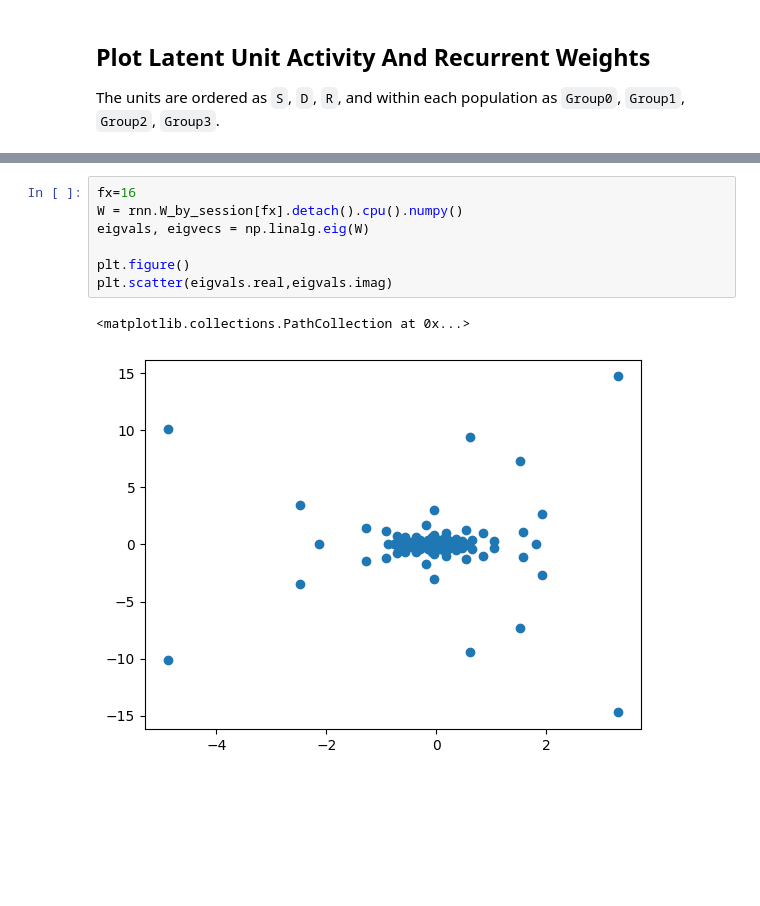
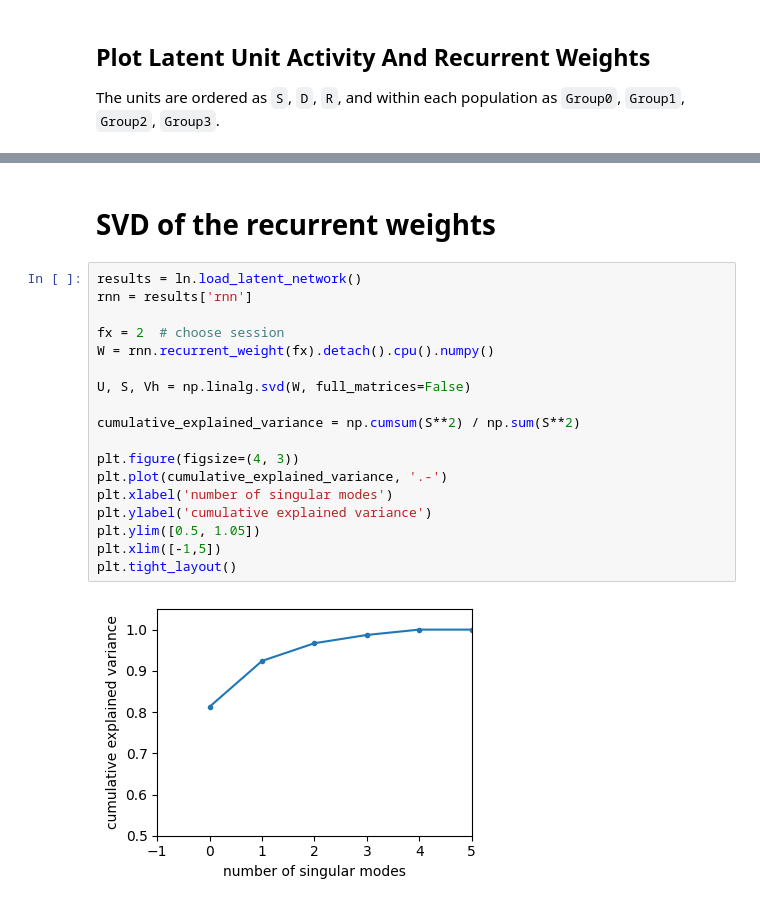
Before and after one commit to chrismkkim/ALMContinualLearning, a Jupyter notebook: _8_LatentNetwork_Notebook.ipynb, the cells around one changed output, grey strips where cells are left out. Drawn from its saved outputs; the diff is of its cells as text; blank space fills up the shorter version.

```diff
--- a/_8_LatentNetwork_Notebook.ipynb
+++ b/_8_LatentNetwork_Notebook.ipynb
@@ -230,10 +229,22 @@ plt.tight_layout()
-# %%
-fx=16
-W = rnn.W_by_session[fx].detach().cpu().numpy()
-eigvals, eigvecs = np.linalg.eig(W)
-
-plt.figure()
-plt.scatter(eigvals.real,eigvals.imag)
-# %% [output]
-<matplotlib.collections.PathCollection at 0x...>
-[figure, removed]
+# %% [markdown]
+# SVD of the recurrent weights
+# %%
+results = ln.load_latent_network()
+rnn = results['rnn']
+
+fx = 2  # choose session
+W = rnn.recurrent_weight(fx).detach().cpu().numpy()
+
+U, S, Vh = np.linalg.svd(W, full_matrices=False)
+
+cumulative_explained_variance = np.cumsum(S**2) / np.sum(S**2)
+
+plt.figure(figsize=(4, 3))
+plt.plot(cumulative_explained_variance, '.-')
+plt.xlabel('number of singular modes')
+plt.ylabel('cumulative explained variance')
+plt.ylim([0.5, 1.05])
+plt.xlim([-1,5])
+plt.tight_layout()
+# %% [output]
+[figure, added]
```
Also changed, not shown: parts of 15 cells of this notebook, 1 other file.
